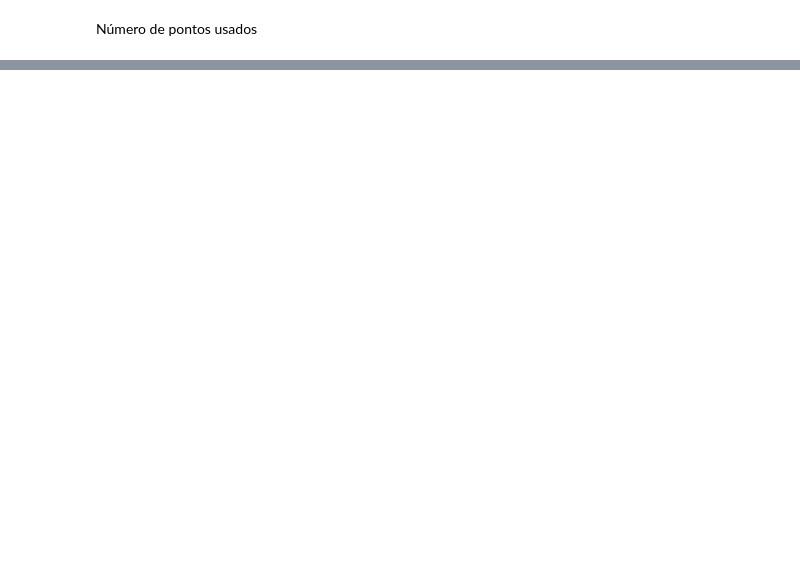
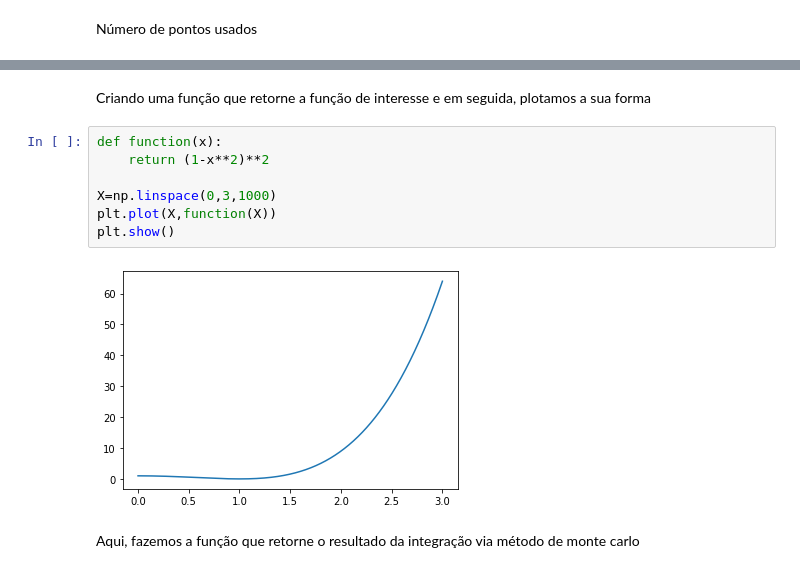
Before and after one commit to teteumac/Analise-em-FAE, a Jupyter notebook: MonteCarlo_Exercicios.ipynb, the cells around one changed output, grey strips where cells are left out. Saved outputs shown, nothing was run; the diff lists cells and outputs as text; blank space fills up the shorter version.

```diff
--- a/MonteCarlo_Exercicios.ipynb
+++ b/MonteCarlo_Exercicios.ipynb
@@ -42,0 +54,13 @@ number of elements inside of the circle -->  785359 dots blues
+# %% [markdown]
+Criando uma função que retorne a função de interesse e em seguida, plotamos a sua forma
+# %%
+def function(x):
+    return (1-x**2)**2
+
+X=np.linspace(0,3,1000)
+plt.plot(X,function(X))
+plt.show()
+# %% [output]
+[figure, added]
+# %% [markdown]
+Aqui, fazemos a função que retorne o resultado da integração via método de monte carlo
```
Also changed, not shown: parts of 17 cells of this notebook.
